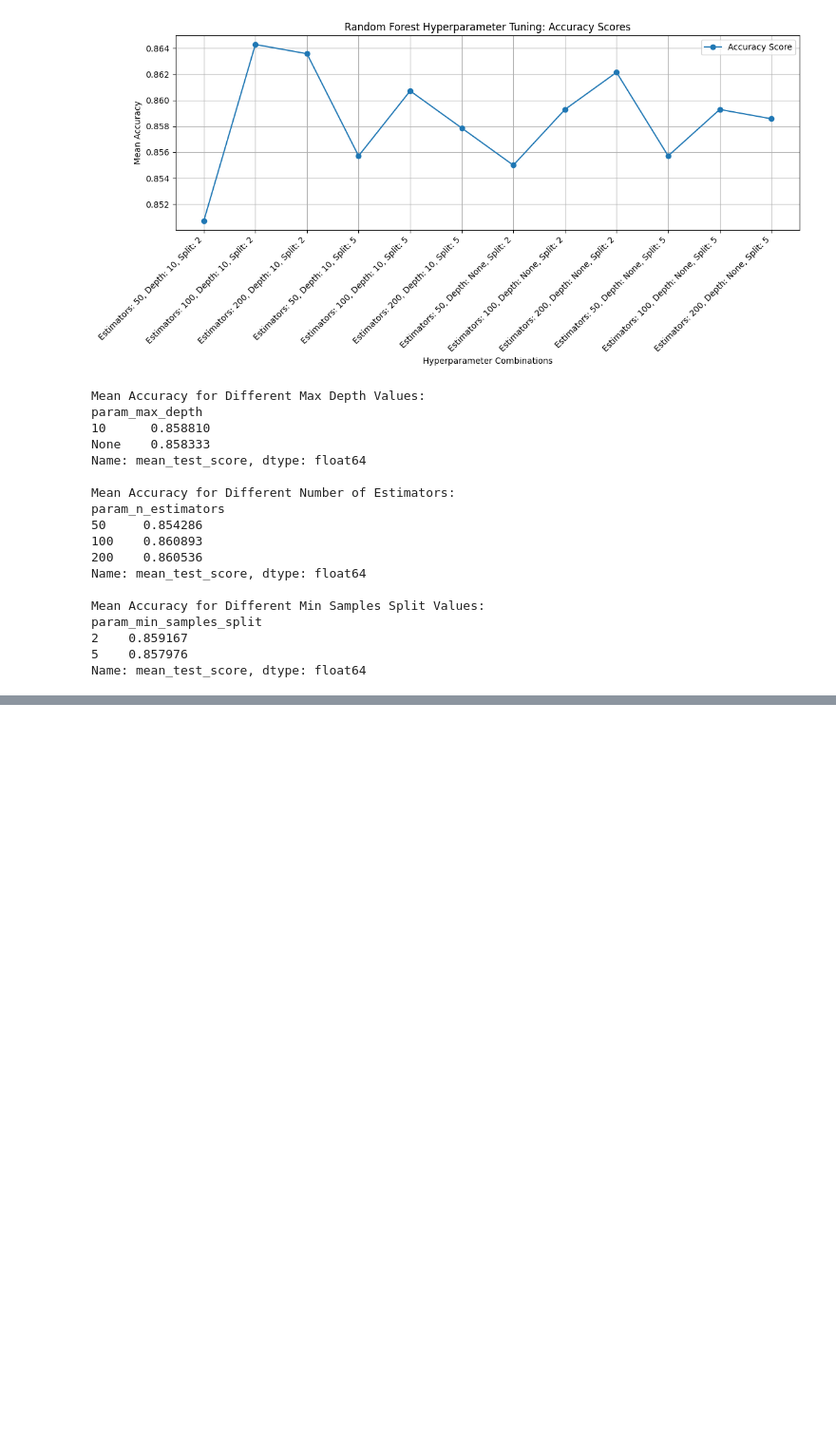
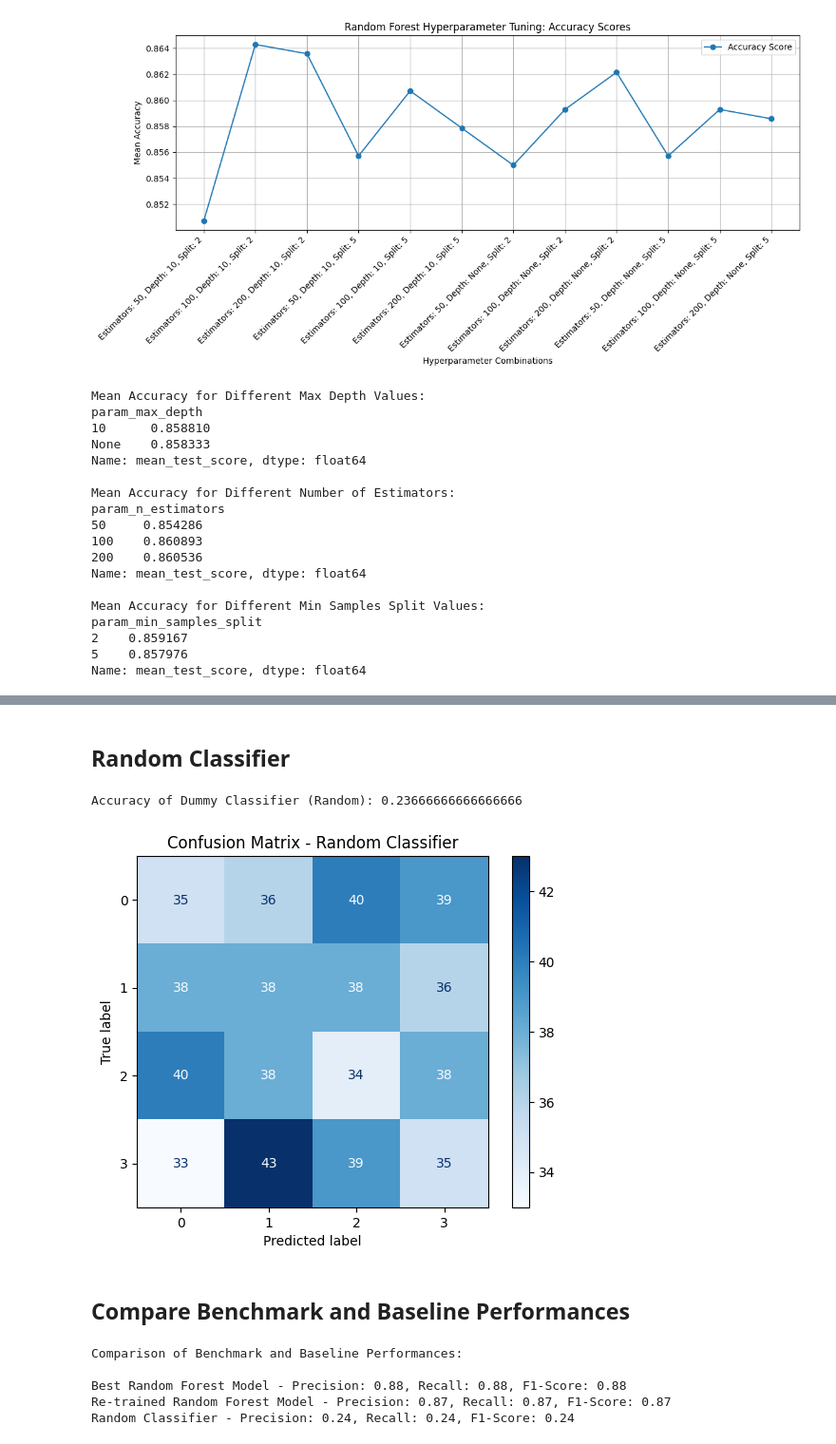
Before and after one commit to Emir515/Business-Intelligence-Assignment-2, a Jupyter notebook: BusinessIntelligence.ipynb, the cells around one changed output, grey strips where cells are left out. Shown at 95% size. Saved outputs shown, nothing was run; the diff lists cells and outputs as text; code cells hidden in the pictures; blank space fills up the shorter version.

```diff
--- a/BusinessIntelligence.ipynb
+++ b/BusinessIntelligence.ipynb
@@ -444,0 +546,41 @@ Name: mean_test_score, dtype: float64
+# %% [markdown]
+## Random Classifier
+# %%
+# Predicting randomly
+dummy_random = DummyClassifier(strategy='uniform', random_state=1234) # seed created for reproducibility
+dummy_random.fit(X_train, y_train)
+y_dummy_random = dummy_random.predict(X_test_scaled)
+
+accuracy_random = accuracy_score(y_test, y_dummy_random)
+print("\nAccuracy of Dummy Classifier (Random):", accuracy_random)
+# %% [output]
+Accuracy of Dummy Classifier (Random): 0.23666666666666666
+# %%
+conf_matrix_random = confusion_matrix(y_test, y_dummy_random)
+disp_random = ConfusionMatrixDisplay(confusion_matrix=conf_matrix_random, display_labels=np.unique(y))
+disp_random.plot(cmap='Blues')
+plt.title('Confusion Matrix - Random Classifier')
+plt.show()
+# %% [output]
+[figure, added]
+# %% [markdown]
+## Compare Benchmark and Baseline Performances
+# %%
+print("\nComparison of Benchmark and Baseline Performances:\n")
+# rf model
+precision_rf, recall_rf, fscore_rf, _ = precision_recall_fscore_support(y_test, y_pred, average='macro')
+print(f"Best Random Forest Model - Precision: {precision_rf:.2f}, Recall: {recall_rf:.2f}, F1-Score: {fscore_rf:.2f}")
+
+# re-trained RF model
+precision_rf_full, recall_rf_full, fscore_rf_full, _ = precision_recall_fscore_support(y_test, y_pred_full, average='macro')
+print(f"Re-trained Random Forest Model - Precision: {precision_rf_full:.2f}, Recall: {recall_rf_full:.2f}, F1-Score: {fscore_rf_full:.2f}")
+
+# random classifier
+precision_random, recall_random, fscore_random, _ = precision_recall_fscore_support(y_test, y_dummy_random, average='macro')
+print(f"Random Classifier - Precision: {precision_random:.2f}, Recall: {recall_random:.2f}, F1-Score: {fscore_random:.2f}")
+# %% [output]
+Comparison of Benchmark and Baseline Performances:
+
+Best Random Forest Model - Precision: 0.88, Recall: 0.88, F1-Score: 0.88
+Re-trained Random Forest Model - Precision: 0.87, Recall: 0.87, F1-Score: 0.87
+Random Classifier - Precision: 0.24, Recall: 0.24, F1-Score: 0.24
```
Also changed, not shown: parts of 28 cells of this notebook.
